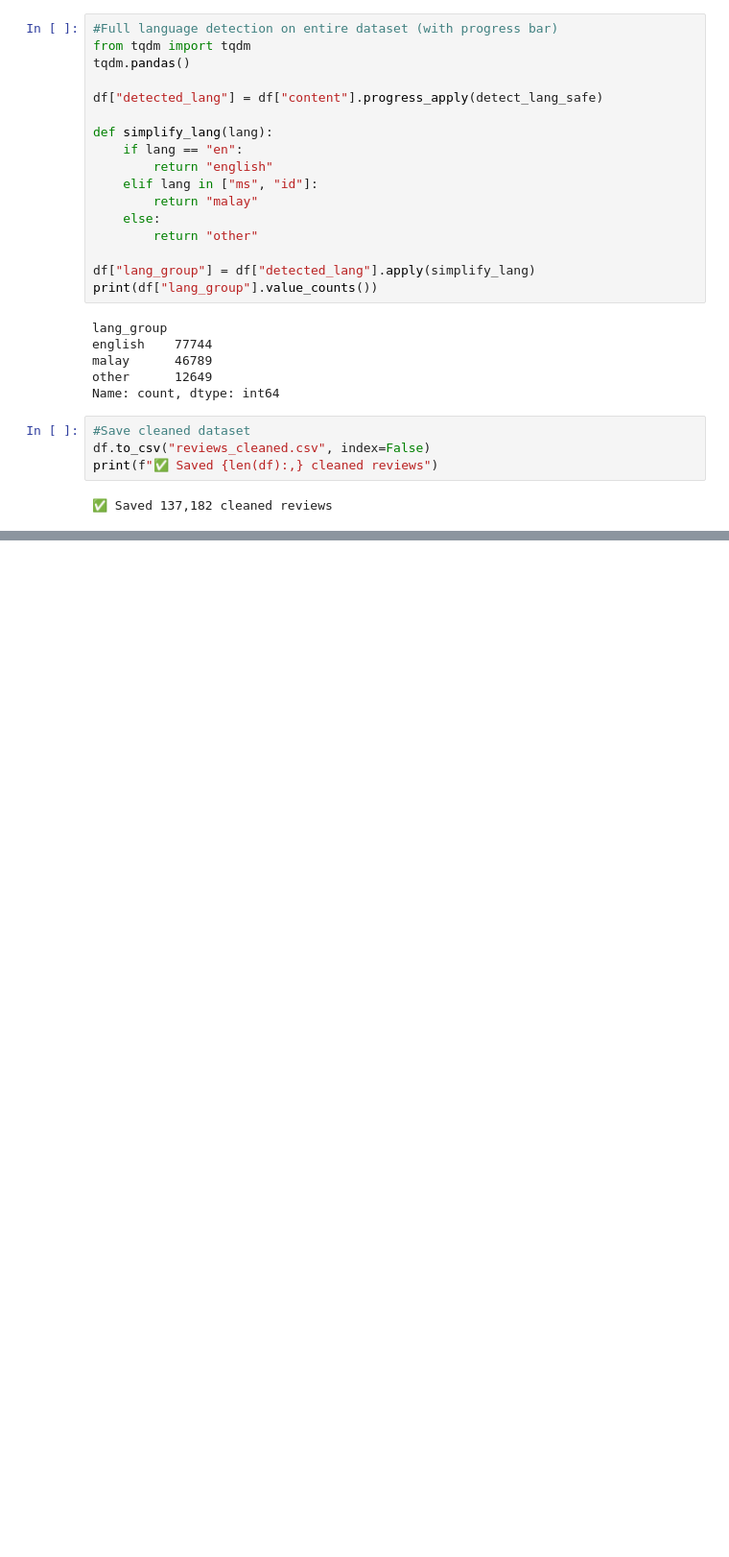
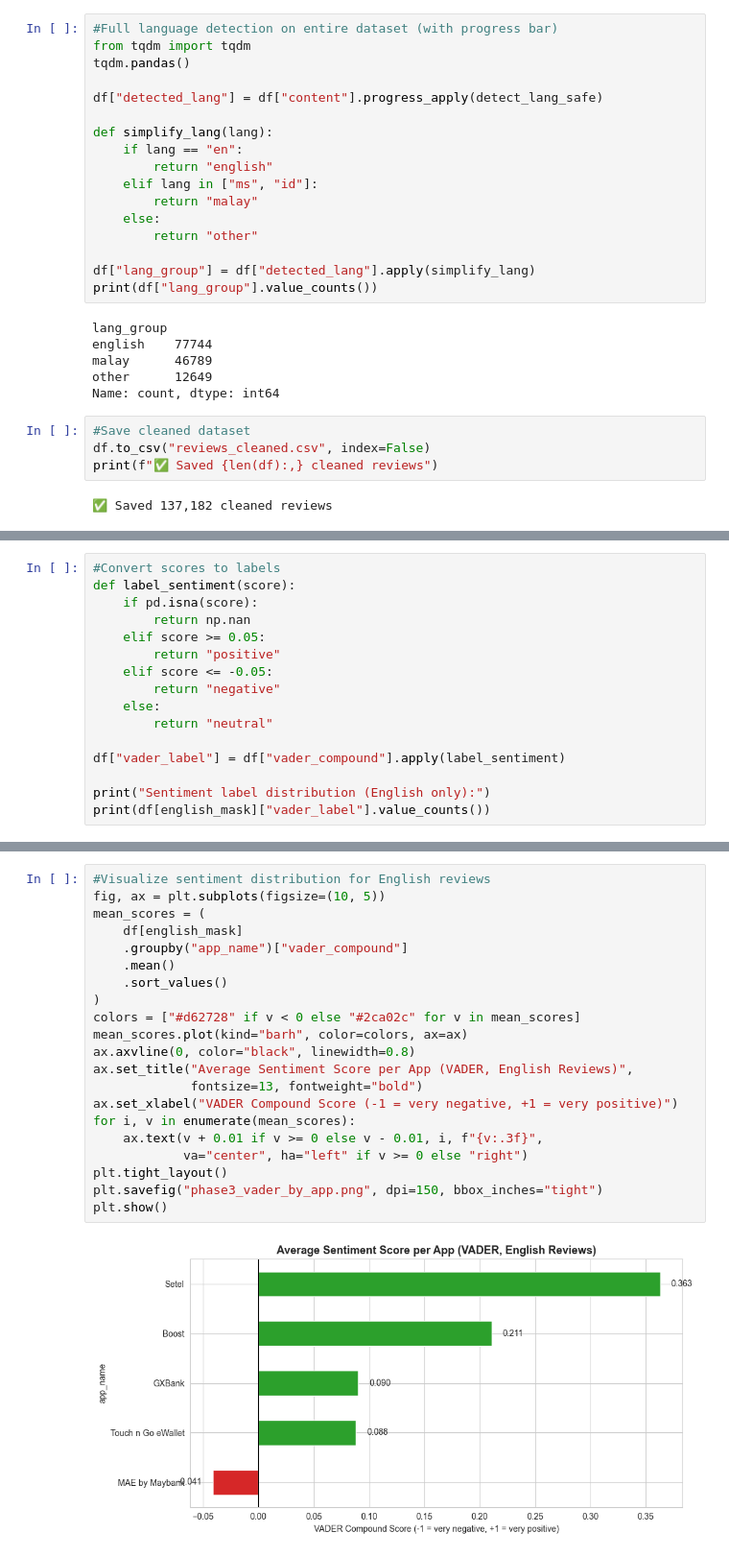
Before and after one commit to danieljasme-analyst/malaysian-fintech-sentiment-analysis, a Jupyter notebook: 01_data_exploration.ipynb, the cells around one changed output, grey strips where cells are left out. Shown at 96% size. Cells and saved outputs as stored; diff of their text form; blank space fills up the shorter version.

```diff
--- a/01_data_exploration.ipynb
+++ b/01_data_exploration.ipynb
@@ -208,0 +289,16 @@ print(f"✅ Saved {len(df):,} cleaned reviews")
+# %%
+#Convert scores to labels
+def label_sentiment(score):
+    if pd.isna(score):
+        return np.nan
+    elif score >= 0.05:
+        return "positive"
+    elif score <= -0.05:
+        return "negative"
+    else:
+        return "neutral"
+
+df["vader_label"] = df["vader_compound"].apply(label_sentiment)
+
+print("Sentiment label distribution (English only):")
+print(df[english_mask]["vader_label"].value_counts())
@@ -208,0 +349,23 @@ print(f"✅ Saved {len(df):,} cleaned reviews")
+# %%
+#Visualize sentiment distribution for English reviews
+fig, ax = plt.subplots(figsize=(10, 5))
+mean_scores = (
+    df[english_mask]
+    .groupby("app_name")["vader_compound"]
+    .mean()
+    .sort_values()
+)
+colors = ["#d62728" if v < 0 else "#2ca02c" for v in mean_scores]
+mean_scores.plot(kind="barh", color=colors, ax=ax)
+ax.axvline(0, color="black", linewidth=0.8)
+ax.set_title("Average Sentiment Score per App (VADER, English Reviews)",
+             fontsize=13, fontweight="bold")
+ax.set_xlabel("VADER Compound Score (-1 = very negative, +1 = very positive)")
+for i, v in enumerate(mean_scores):
+    ax.text(v + 0.01 if v >= 0 else v - 0.01, i, f"{v:.3f}",
+            va="center", ha="left" if v >= 0 else "right")
+plt.tight_layout()
+plt.savefig("phase3_vader_by_app.png", dpi=150, bbox_inches="tight")
+plt.show()
+# %% [output]
+[figure, added]
```
Also changed, not shown: parts of 37 cells of this notebook.
